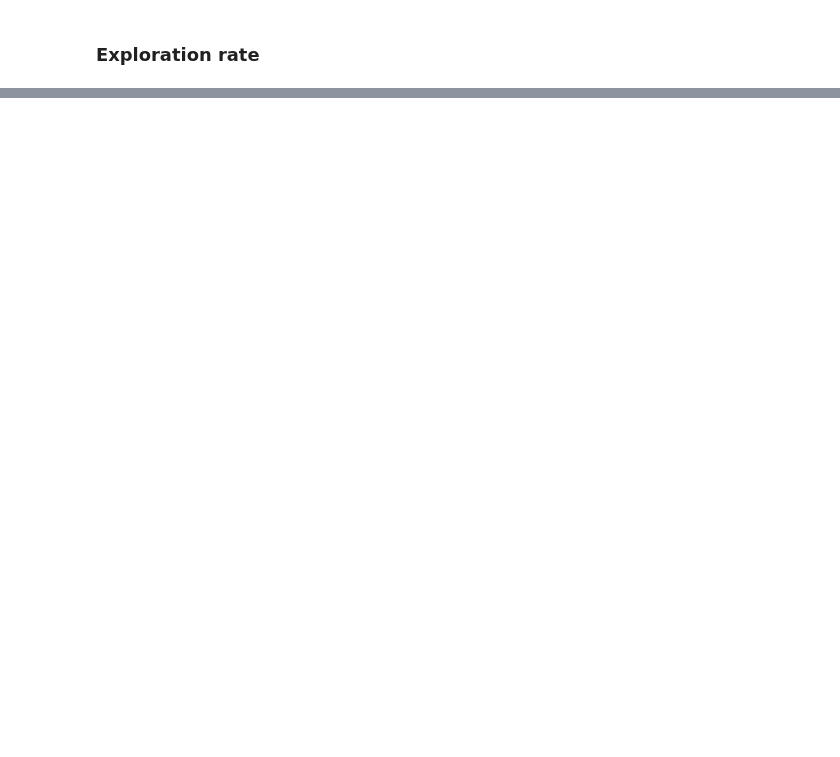
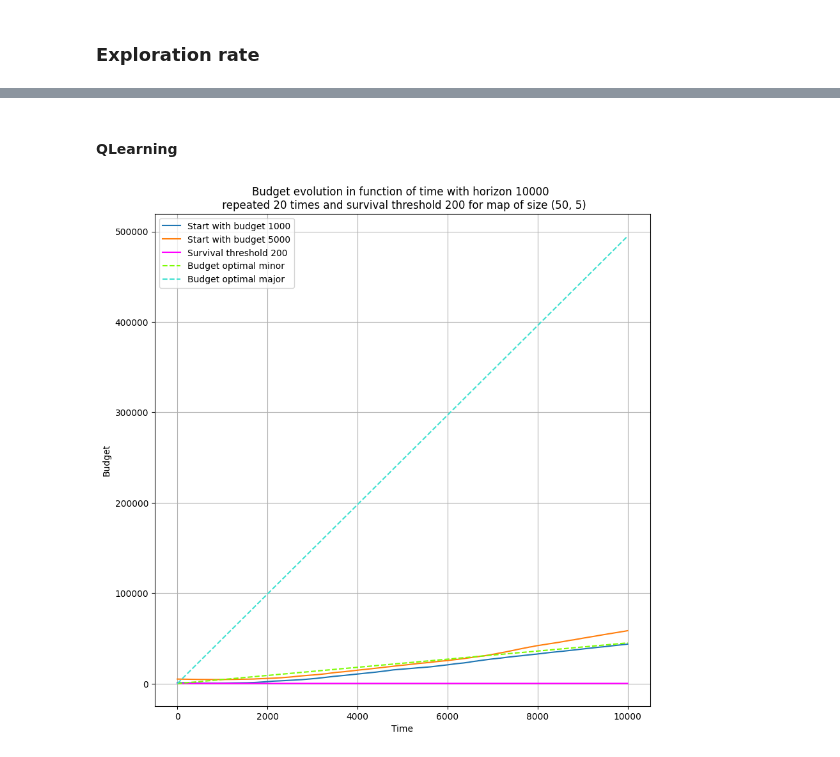
Before and after one commit to fsperotto/PyRL, a Jupyter notebook: src/pyrl/agents/survival/test_survival.ipynb, the cells around one changed output, grey strips where cells are left out. Cells and saved outputs as stored; diff of their text form; code cells hidden in the pictures; blank space fills up the shorter version.

```diff
--- a/src/pyrl/agents/survival/test_survival.ipynb
+++ b/src/pyrl/agents/survival/test_survival.ipynb
@@ -206,0 +283,31 @@ plt.show()
+# %%
+plt.rcParams["figure.figsize"] = (10,10)
+
+with_bounds = False
+
+show_only = []
+# %% [markdown]
+#### QLearning
+# %%
+t = np.arange(horizon)
+
+for i, evo in enumerate(qclassic_budget_evolutions_mean):
+    if len(show_only) > 0 and budgets[i] not in show_only:
+        continue
+
+    lines = plt.plot(t, evo, label=f"Start with budget {budgets[i]}")
+
+    if with_bounds:
+        plt.fill_between(t, qsurvival_budget_evolutions_min[i], qsurvival_budget_evolutions_max[i], color=lines[0].get_color(), alpha=0.15)
+
+plt.plot(t, np.full((horizon,), survival_threshold), color="magenta", label=f"Survival threshold {survival_threshold}")
+plt.plot(t, 4.5 * t, color="lawngreen", ls="--", label=f"Budget optimal minor")
+plt.plot(t, 49.5 * t, color="turquoise", ls="--", label=f"Budget optimal major")
+plt.xlabel("Time")
+plt.ylabel("Budget")
+plt.legend()
+plt.grid()
+plt.title(f"Budget evolution in function of time with horizon {horizon} \n repeated {repeat} times and survival threshold {survival_threshold} for map of size {map_size}")
+plt.show()
+# %% [output]
+[figure, added]
```
Also changed, not shown: parts of 22 cells of this notebook, 6 other files.
